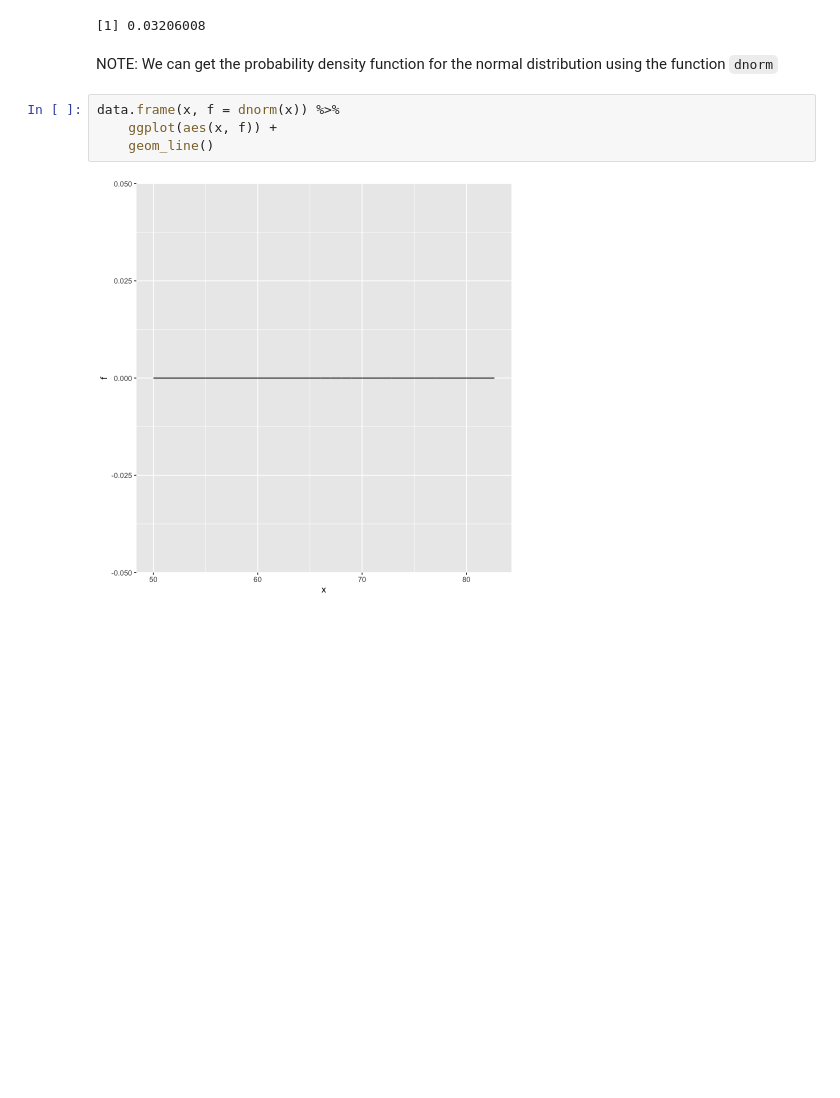
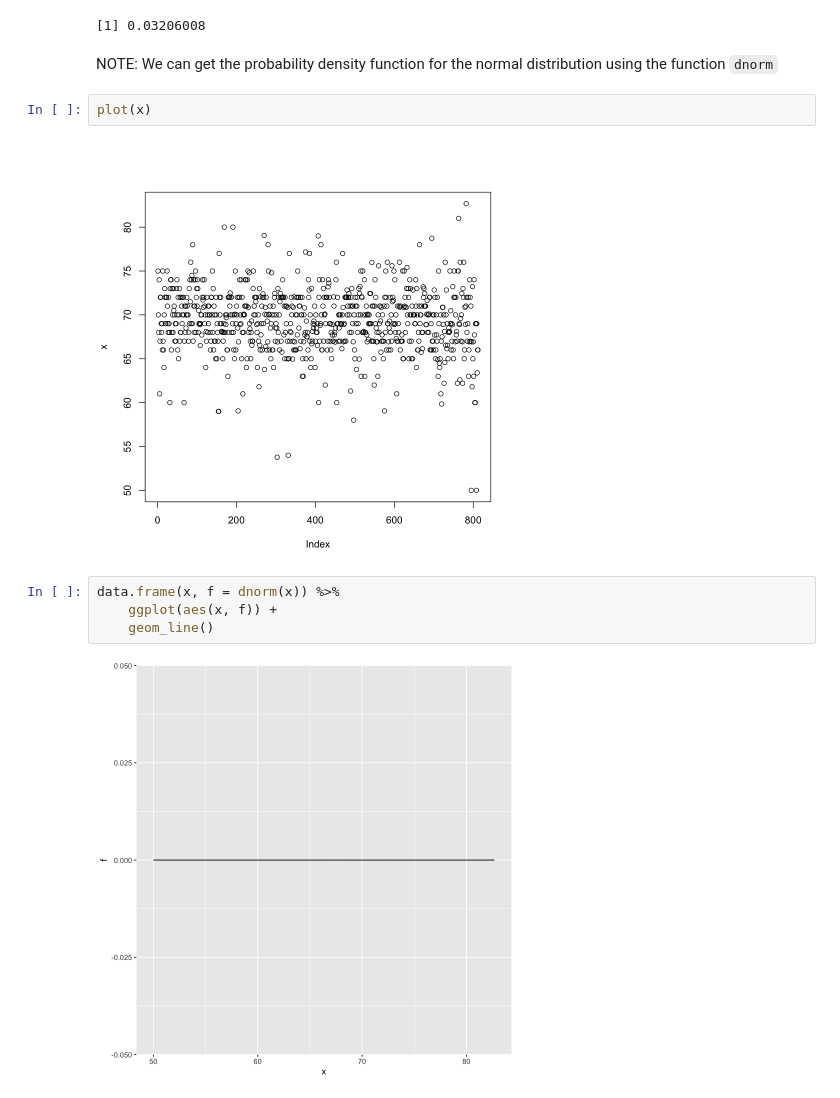
Before and after one commit to techfreakworm/probability_stats_practice, a Jupyter notebook: Data Science_Probability/continuous probability/prob density.ipynb, the cells around one changed output. Saved outputs shown, nothing was run; the diff lists cells and outputs as text; blank space fills up the shorter version.

```diff
--- a/Data Science_Probability/continuous probability/prob density.ipynb
+++ b/Data Science_Probability/continuous probability/prob density.ipynb
@@ -19,6 +19,10 @@ s <- sd(x)
 [1] 0.03206008
 # %% [markdown]
 NOTE: We can get the probability density function for the normal distribution using the function `dnorm`
+# %%
+plot(x)
+# %% [output]
+[figure, added]
 # %%
 data.frame(x, f = dnorm(x)) %>%
     ggplot(aes(x, f)) +
```
Also changed, not shown: 1 other file.
